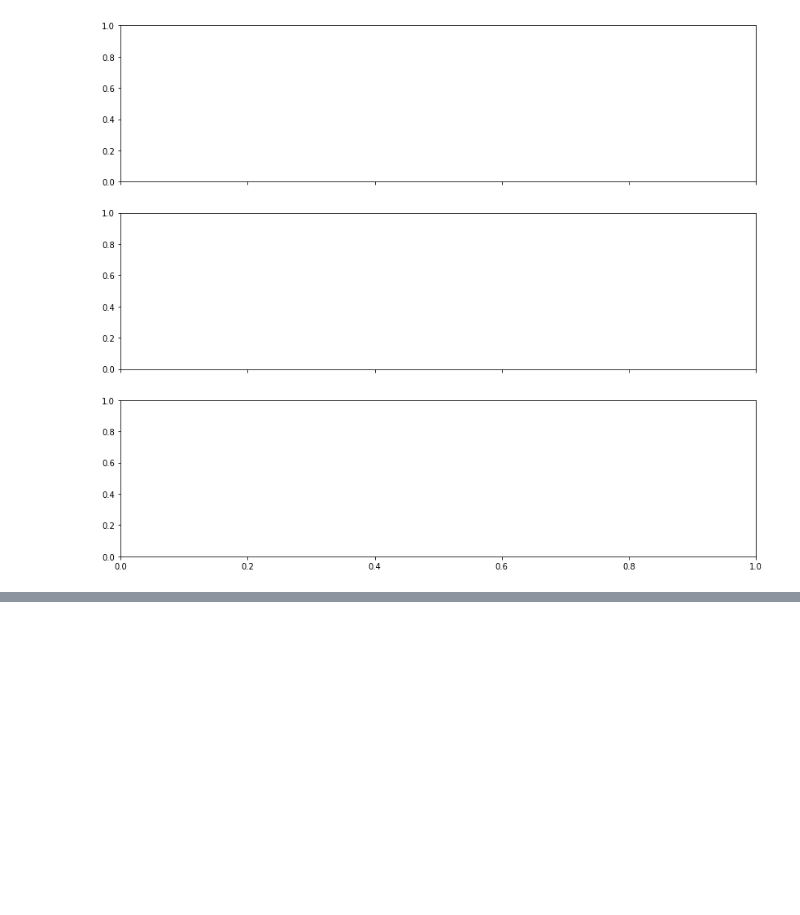
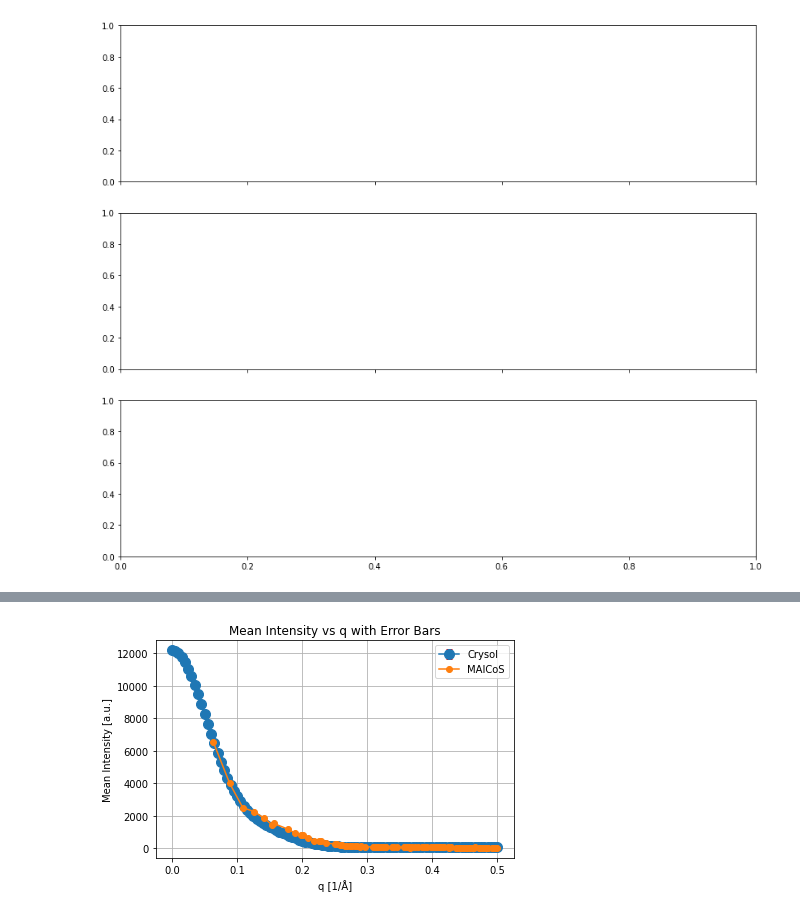
Before and after one commit to ohsOllila/IDPdatabank, a Jupyter notebook: Scripts/AnalyzeDatabank/plotting.ipynb, the cells around one changed output, grey strips where cells are left out. Saved outputs shown, nothing was run; the diff lists cells and outputs as text; code cells hidden in the pictures; blank space fills up the shorter version.

```diff
--- a/Scripts/AnalyzeDatabank/plotting.ipynb
+++ b/Scripts/AnalyzeDatabank/plotting.ipynb
@@ -219,0 +264,53 @@ if my_dict.get('res') == 'HIP':
+# %%
+import matplotlib.pyplot as plt
+
+# File path to your data
+#filename = "/home/sosamuli/work/NMRlipids/IDPsimBank/Data/Simulations/bfe/5d3/bfe5d3fe2b5698dbf12e9d4d60f22a762bff44ac/f8712c6ebbc6f967e991909471d47a8668f36a23/SAXS.yaml"
+#filename = "/home/sosamuli/work/NMRlipids/IDPsimBank/Data/Simulations/bfe/5d3/bfe5d3fe2b5698dbf12e9d4d60f22a762bff44ac/f8712c6ebbc6f967e991909471d47a8668f36a23/SAXS_MAICoS.yaml"
+
+filename = "/home/sosamuli/work/NMRlipids/IDPsimBank/Data/Simulations/a4a/b76/a4ab76000a75edec84067b72cc46ab9fc9664b8f/135a8efe6009486225f6c435892697a9da26c2db/SAXS_MAICoS_noWater.yaml"
+
+# Initialize lists
+q_values = []
+mean_intensity = []
+#sd_intensity = []
+
+# Read and parse the file
+with open(filename, 'r') as f:
+    lines = f.readlines()
+    for i in range(0, len(lines), 2):
+        q_line = lines[i].strip()
+        mean_line = lines[i+1].strip()
+        #sd_line = lines[i+2].strip()
+
+        q = float(q_line.split(":")[1])
+        mean = float(mean_line.split(":")[1])
+        #sd = float(sd_line.split(":")[1])
+
+        q_values.append(q)
+        mean_intensity.append(mean)
+        #sd_intensity.append(sd)
+
+# Plotting
+#plt.errorbar(q_values, mean_intensity, yerr=sd_intensity, fmt='o-', ecolor='red', capsize=3)
+constant = 1000000-300000
+mean_intensity_scaled =  [x * constant for x in mean_intensity_crysol]
+
+
+plt.errorbar(q_values_crysol, mean_intensity_scaled, yerr=sd_intensity_crysol, fmt='o-', ecolor='red', capsize=3, markersize=10, label = "Crysol")
+plt.errorbar(q_values, mean_intensity, fmt='o-', ecolor='red', capsize=3, label = "MAICoS")
+plt.xlabel("q [1/Å]")
+plt.ylabel("Mean Intensity [a.u.]")
+plt.title("Mean Intensity vs q with Error Bars")
+plt.grid(True)
+plt.tight_layout()
+plt.legend()
+plt.show()
+
+
+
+q_values_MAICoS_nowater = q_values
+mean_intensity_MAICoS_nowater = mean_intensity
+sd_intensity_MAICoS_nowater = sd_intensity
+# %% [output]
+[figure, added]
```
Also changed, not shown: parts of 4 cells of this notebook, 23 other files.
